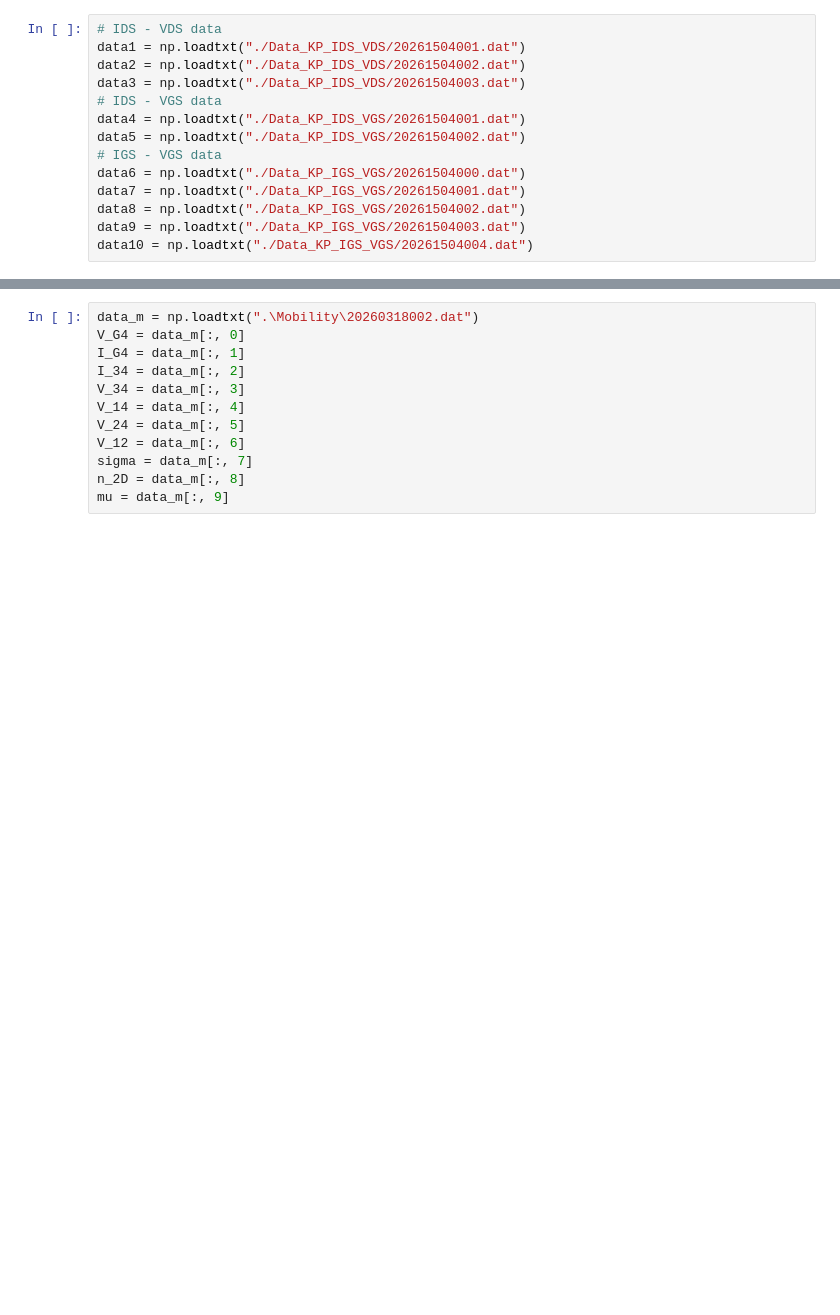
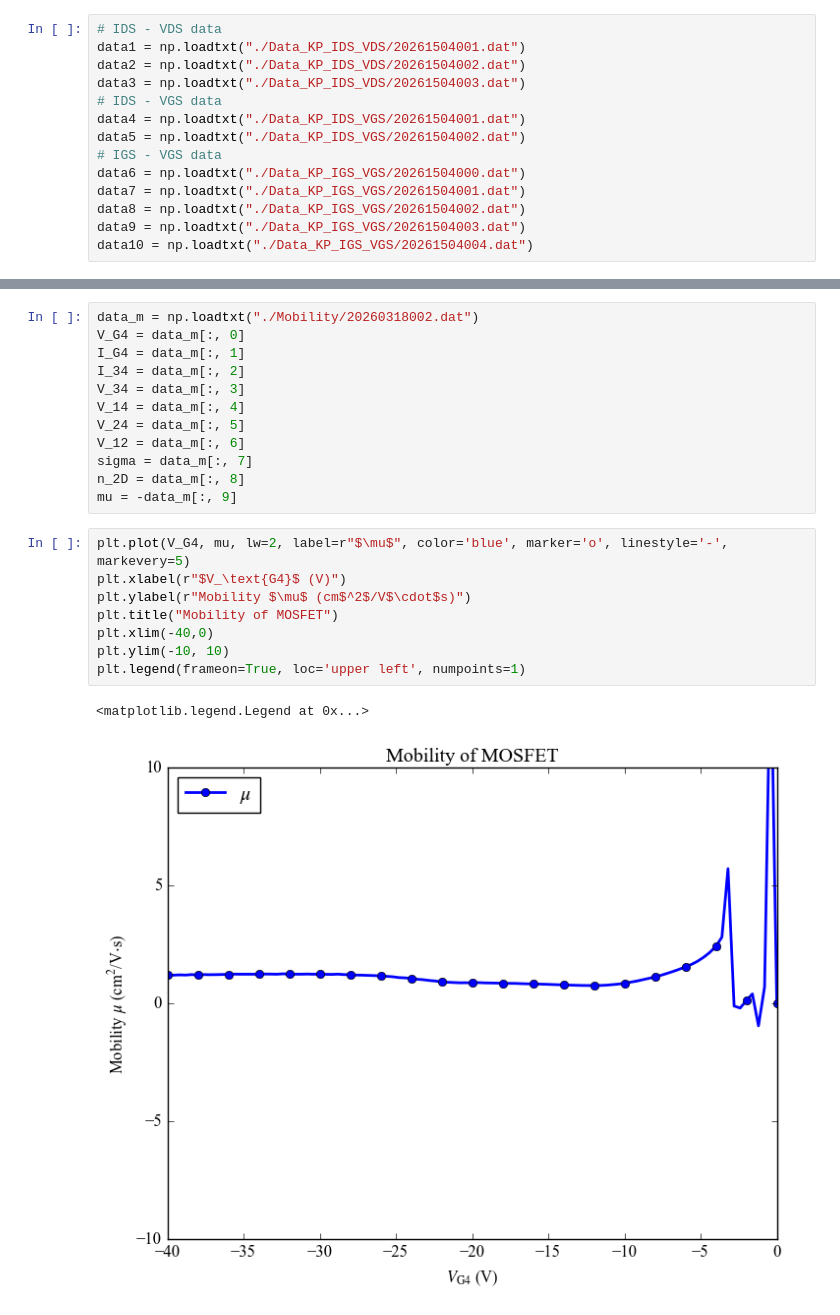
Before and after one commit to phamtrungkien8904/BachelorThesis, a Jupyter notebook: characterization.ipynb, the cells around one changed output, grey strips where cells are left out. Saved outputs shown, nothing was run; the diff lists cells and outputs as text; blank space fills up the shorter version.

```diff
--- a/characterization.ipynb
+++ b/characterization.ipynb
@@ -94,5 +95,5 @@ plt.show()
 # %%
-data_m = np.loadtxt(".\Mobility\20260318002.dat")
+data_m = np.loadtxt("./Mobility/20260318002.dat")
 V_G4 = data_m[:, 0]
 I_G4 = data_m[:, 1]
 I_34 = data_m[:, 2]
@@ -102,4 +103,15 @@ V_24 = data_m[:, 5]
 V_12 = data_m[:, 6]
 sigma = data_m[:, 7]
 n_2D = data_m[:, 8]
-mu = data_m[:, 9]
+mu = -data_m[:, 9]
+# %%
+plt.plot(V_G4, mu, lw=2, label=r"$\mu$", color='blue', marker='o', linestyle='-', markevery=5)
+plt.xlabel(r"$V_\text{G4}$ (V)")
+plt.ylabel(r"Mobility $\mu$ (cm$^2$/V$\cdot$s)")
+plt.title("Mobility of MOSFET")
+plt.xlim(-40,0)
+plt.ylim(-10, 10)
+plt.legend(frameon=True, loc='upper left', numpoints=1)
+# %% [output]
+<matplotlib.legend.Legend at 0x...>
+[figure, added]
```
Also changed, not shown: parts of 5 cells of this notebook.
